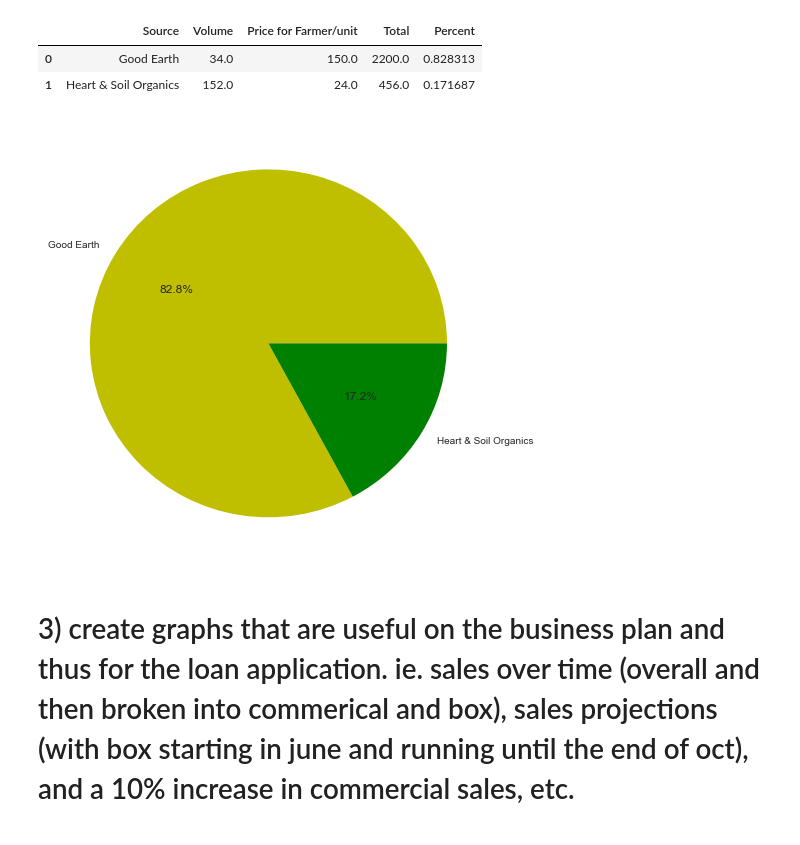
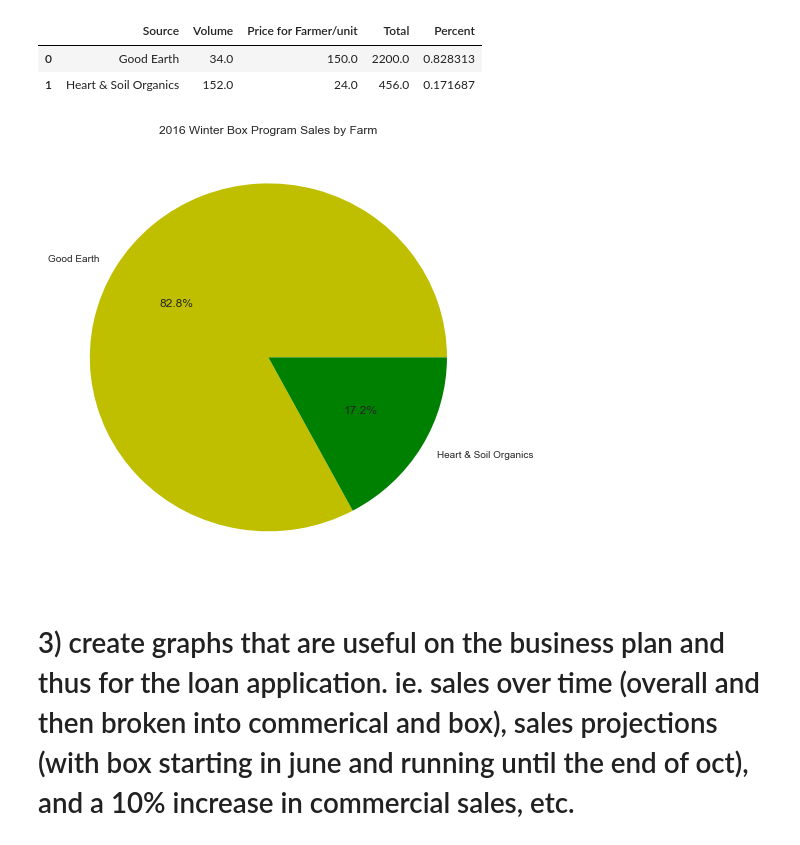
Before and after one commit to james-parks/gabriola, a Jupyter notebook: Gabriola Farm Info.ipynb, the cells around one changed output. Drawn from its saved outputs; the diff is of its cells as text; code cells hidden in the pictures.

```diff
--- a/Gabriola Farm Info.ipynb
+++ b/Gabriola Farm Info.ipynb
@@ -154,14 +156,15 @@ box2017_grouped
 | 0 | Good Earth | 34.0 | 150.0 | 2200.0 | 0.828313 |
 | 1 | Heart & Soil Organics | 152.0 | 24.0 | 456.0 | 0.171687 |
 # %%
-# 2017 Box Program Farm Percentages
+# 2016 Winter Box Program Farm Percentages
 fracs_2017 = box2017_grouped.Percent
 colors = ['y', 'g']
 fig, ax = plt.subplots(figsize=(8, 8))  # make the plot square
 pie = ax.pie(fracs_2017, colors=colors, labels=box2017_grouped.Source,autopct='%1.1f%%')
+plt.title("2016 Winter Box Program Sales by Farm")
 plt.show()
 # %% [output]
-[figure, old version]
+[figure, new version]
 # %% [markdown]
 # 3) create graphs that are useful on the business plan and thus for the loan application. ie. sales over time (overall and then broken into commerical and box), sales projections (with box starting in june and running until the end of oct), and a 10% increase in commercial sales, etc.
 # %%
```
Also changed, not shown: parts of 12 cells of this notebook.
